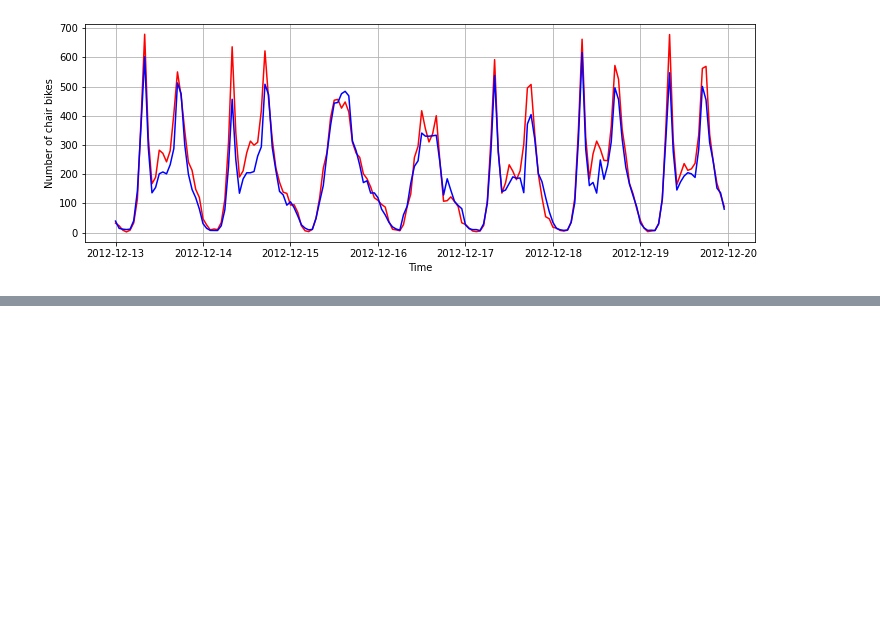
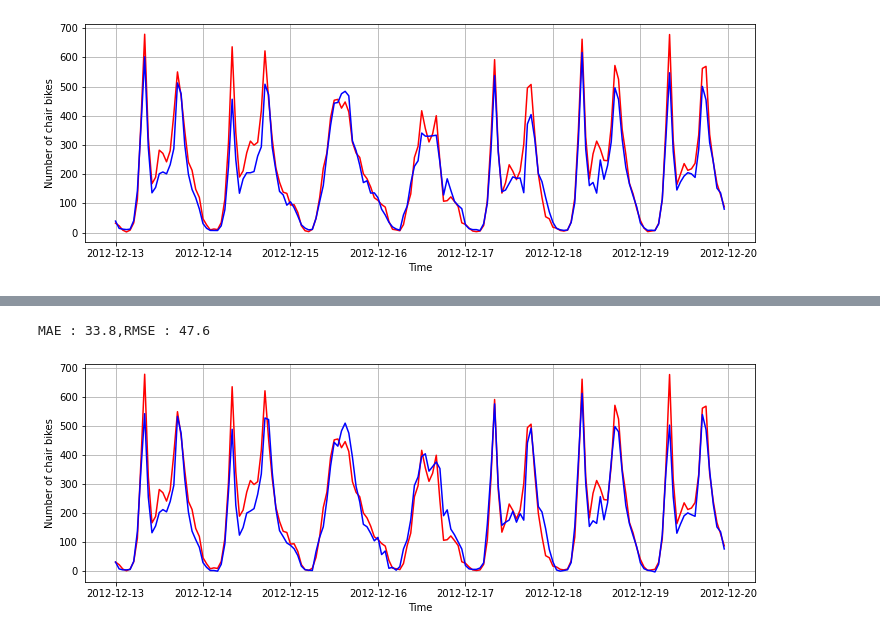
Before and after one commit to andreaj-it/TIME-SERIES-FORECASTING, a Jupyter notebook: src/ejemplo_clase_29_julio.ipynb, the cells around one changed output, grey strips where cells are left out. Cells and saved outputs as stored; diff of their text form; code cells hidden in the pictures; blank space fills up the shorter version.

```diff
--- a/src/ejemplo_clase_29_julio.ipynb
+++ b/src/ejemplo_clase_29_julio.ipynb
@@ -314,0 +339,3 @@ MAE : 32.7,RMSE : 48.4
+# %%
+df['count_lag_month'] = df['count'].shift(24*7*30) #lag: diferencia de tiempo, muevo una semana para pronosticar, 24 horas por 7 dias por 30 dias
+df=df.dropna(how='any',axis=0)
@@ -314,0 +348,34 @@ MAE : 32.7,RMSE : 48.4
+# %%
+X = df.drop('count',axis=1) #elimino la var objetivo para analizar y realizar los algoritmos, axis es el eje de las x
+y = df['count']#voy a estimar
+#le digo q horizonte quiero, no es prudente pronosticar 1 o 2 meses, vemos la grafica train q es muy irrecular, muchos ciclos, es irregular, por lo q hago pronosticos de pocos dias
+#pronostico por ej 7 dias, la grafica me dice usa periodos cortos
+horizon = 168 #(24*7 , 24 horas por 7 dias, nuestro minimo era 1 hora)
+
+#separo los dos bloques
+X_train, X_test = X.iloc[:-horizon,:],X.iloc[-horizon:,:] #con iloc selecciono un bloque, quiero todos los puntos menos horizon, desde el punto 0 al punto n-168, el otro : es todas las colm , luego el otro iloc es el rango de horizon, los 168 ultimos
+
+#esto es una sola col, la q voy a pronosticar, es count, este
+#
+# ultimo pedazo lo uso para validar, y.iloc[-horizon:]
+y_train, y_test = y.iloc[:-horizon],y.iloc[-horizon:]
+
+model = LGBMRegressor(random_state=123)
+model.fit(X_train,y_train)
+y_pred = model.predict(X_test)
+
+mae = np.round(mean_absolute_error(y_test,y_pred),1) #vamos a proosticar el uso de las bicicletas, por eso redonde
+rmse = np.round(np.sqrt(mean_squared_error(y_test,y_pred)),1)
+
+print(f'MAE : {mae},RMSE : {rmse}')
+
+fig=plt.figure(figsize=(12,4))
+plt.plot(y_test,color='Red')
+plt.plot(pd.Series(y_pred,index=y_test.index),color='Blue') #lo paso a serie porq debe estar como numpay
+plt.xlabel('Time')
+plt.ylabel('Number of chair bikes') #cantidad de bicis compartidas
+plt.grid()
+plt.show()
+# %% [output]
+MAE : 33.8,RMSE : 47.6
+[figure, added]
```
Also changed, not shown: parts of 5 cells of this notebook.
